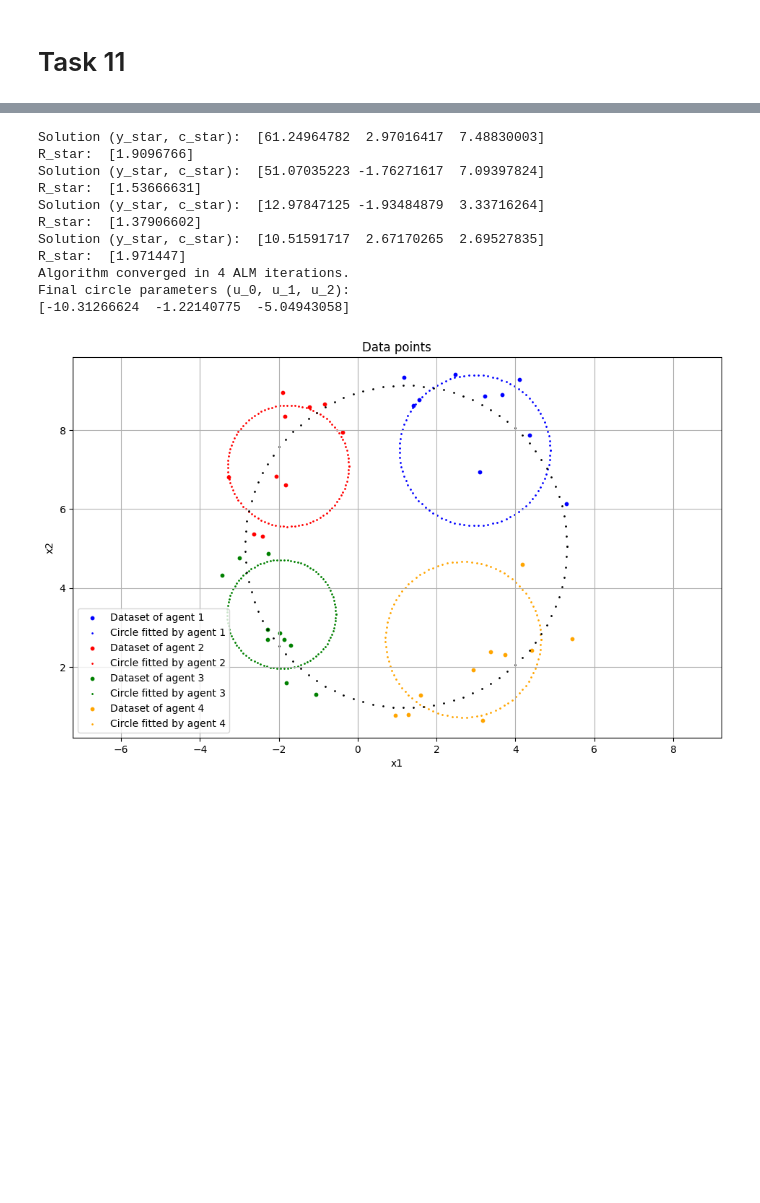
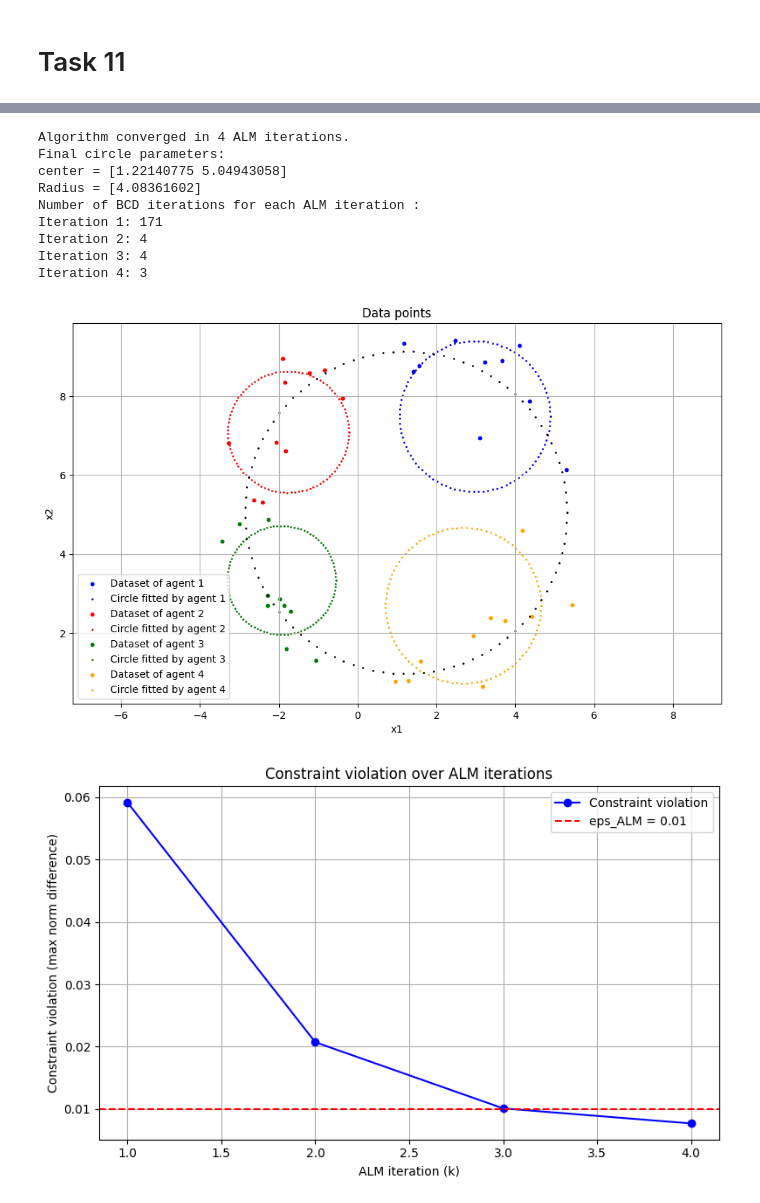
Before and after one commit to Matteo7100/OA-project, a Jupyter notebook: project_notebook.ipynb, the cells around one changed output, grey strips where cells are left out. Cells and saved outputs as stored; diff of their text form; code cells hidden in the pictures; blank space fills up the shorter version.

```diff
--- a/project_notebook.ipynb
+++ b/project_notebook.ipynb
@@ -653,6 +662,13 @@ eps_BCD = 0.01
 diff_ALM = [np.inf for _ in agents]
 u_0_m = server.x_0
 
+constr_viol = []
+counter_m = []
+
+# Initialize lambda history
+lambda_history = [ [agent.lamb.copy()] for agent in agents ]
+
+
 # STEP 1: while cycle until the norm of the difference between x_0 and every x_p is less than eps_ALM
 while any(diff > eps_ALM for diff in diff_ALM):
 # STEP 2: initialize the variable of BCD -> m, u_0k
@@ -678,41 +694,90 @@ while any(diff > eps_ALM for diff in diff_ALM):
             solution = np.linalg.lstsq(A, b, rcond=None)[0]    # Note: not sure that A is invertible -> use lstsq
             u_p[i,] = solution
 
         # STEP 5: optimization for u_0
         # Note: derivative of Lagrangian set to 0 and solved for u_0
         u_0_m = np.zeros((3, 1)) # Start from zero
 
         for i, agent in enumerate(agents):
             u_0_m += (c*u_p[i,] - agent.lamb)/(len(agents)*c)
 
         diff_BCD = np.linalg.norm(u_0_m - u_0_m_1)
         m += 1
+    counter_m.append(m)
 
     # STEP 6: update x_0
     server.x_0 = u_0_m
     for i, agent in enumerate(agents):
         agent.update(u_p[i,])
         # STEP 7: update lambda
         agent.lamb = agent.lamb +  c * (server.x_0 - agent.x_p)
+        lambda_history[i].append(agent.lamb.copy())
+
         # STEP 8: update diff_ALM
         diff_ALM[i] = (np.linalg.norm(server.x_0 - agent.x_p)) / np.linalg.norm(server.x_0)
     k += 1
+    max_diff_ALM = max(diff_ALM)
+    constr_viol.append(max_diff_ALM)
 
 # At this point we have the solution stre in server.x_0 and it corresponds to y and the coordinates of the center of the circle
 server.plot(plt)
 
 print(f"Algorithm converged in {k-1} ALM iterations.")
-print(f"Final circle parameters (u_0, u_1, u_2):\n{server.x_0.flatten()}")
+print(f"Final circle parameters:\ncenter = {-server.x_0[1:].flatten()}\nRadius = {np.sqrt((-server.x_0[1])**2 + (-server.x_0[2])**2 + server.x_0[0])}")
+iter = range(1, len(constr_viol) + 1)
+
+print("Number of BCD iterations for each ALM iteration :")
+for i, val in enumerate(counter_m, start=1):
+    print(f"Iteration {i}: {val}")
+
+
+plt.figure(figsize=(8, 5))
+plt.plot(iter, constr_viol, marker='o', color='blue', label="Constraint violation")
+plt.axhline(y=eps_ALM, color='red', linestyle='--', label=f"eps_ALM = {eps_ALM}")
+plt.title("Constraint violation over ALM iterations")
+plt.xlabel("ALM iteration (k)")
+plt.ylabel("Constraint violation (max norm difference)")
+plt.grid(True)
+plt.legend()
+plt.tight_layout()
+plt.show()
+
+# === Plot lambda evolution for each agent in a 2x2 grid ===
+fig, axs = plt.subplots(2, 2, figsize=(12, 8))
+axs = axs.ravel()  # Flatten to easily index [0..3]
+
+for i, agent_lambda in enumerate(lambda_history):
+    lambdas = np.hstack(agent_lambda)  # shape: (3, num_iterations)
+    iterations = range(len(agent_lambda))
+
+    # Plot individual λ components
+    axs[i].plot(iterations, lambdas[0, :], label=r'$\lambda_0$', color='tab:blue', alpha=0.6)
+    axs[i].plot(iterations, lambdas[1, :], '--', label=r'$\lambda_1$', color='tab:orange', alpha=0.6)
+    axs[i].plot(iterations, lambdas[2, :], ':', label=r'$\lambda_2$', color='tab:green', alpha=0.6)
+
+    # Plot λ norm
+    lambda_norm = [np.linalg.norm(l) for l in agent_lambda]
+    axs[i].plot(iterations, lambda_norm, label=r"$\|\lambda\|_2$", color='tab:red', linewidth=2)
+
+    # Titles and labels
+    axs[i].set_title(f"Agent {i+1}")
+    axs[i].set_xlabel("ALM iteration (k)")
+    axs[i].set_ylabel(r"$\lambda$ values")
+    axs[i].grid(True)
+    axs[i].legend()
+
+plt.suptitle("Evolution of Lagrange Multipliers (λ) for Each Agent", fontsize=14)
+plt.tight_layout(rect=[0, 0, 1, 0.96])
+plt.show()
 # %% [output]
-Solution (y_star, c_star):  [61.24964782  2.97016417  7.48830003]
-R_star:  [1.9096766]
-Solution (y_star, c_star):  [51.07035223 -1.76271617  7.09397824]
-R_star:  [1.53666631]
-Solution (y_star, c_star):  [12.97847125 -1.93484879  3.33716264]
-R_star:  [1.37906602]
-Solution (y_star, c_star):  [10.51591717  2.67170265  2.69527835]
-R_star:  [1.971447]
 Algorithm converged in 4 ALM iterations.
-Final circle parameters (u_0, u_1, u_2):
-[-10.31266624  -1.22140775  -5.04943058]
+Final circle parameters:
+center = [1.22140775 5.04943058]
+Radius = [4.08361602]
+Number of BCD iterations for each ALM iteration :
+Iteration 1: 171
+Iteration 2: 4
+Iteration 3: 4
+Iteration 4: 3
 [figure]
+[figure, added]
```
Also changed, not shown: parts of 8 cells of this notebook.
